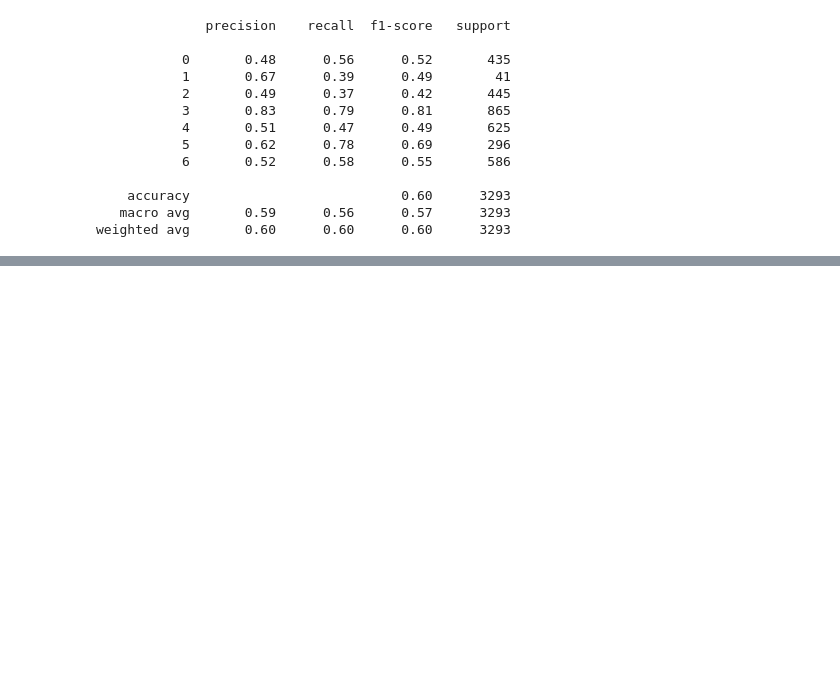
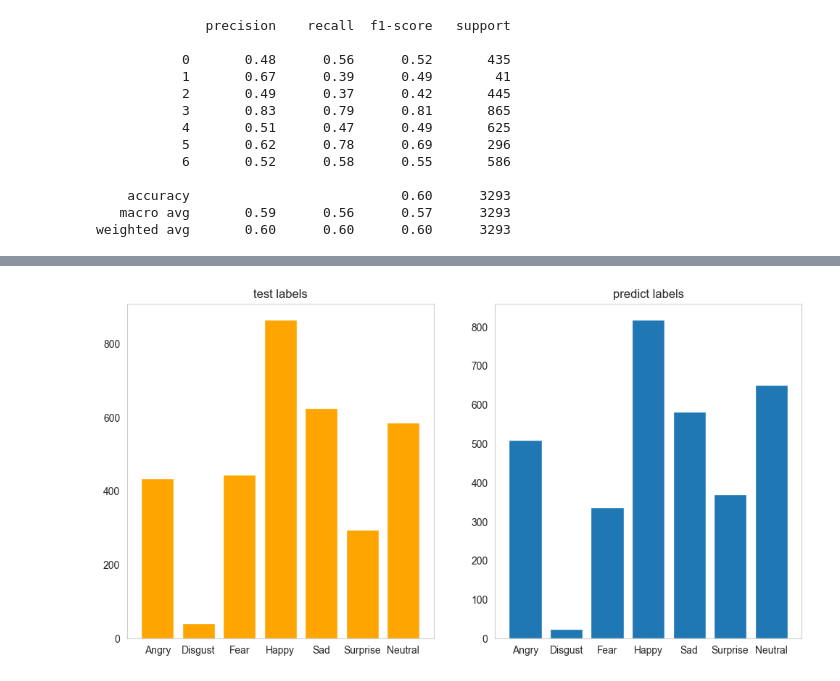
Before and after one commit to minhle2505/CNN_FER2013_Hyperparameter_Tuning, a Jupyter notebook: cnn_hyperparameter_tuning.ipynb, the cells around one changed output, grey strips where cells are left out. Cells and saved outputs as stored; diff of their text form; code cells hidden in the pictures; blank space fills up the shorter version.

```diff
--- a/cnn_hyperparameter_tuning.ipynb
+++ b/cnn_hyperparameter_tuning.ipynb
@@ -716,0 +736,4 @@ weighted avg       0.60      0.60      0.60      3293
+# %%
+plot_compare_distributions(test_labels, pred_test_labels, title1='test labels', title2='predict labels')
+# %% [output]
+[figure, added]
```
Also changed, not shown: parts of 6 cells of this notebook.
